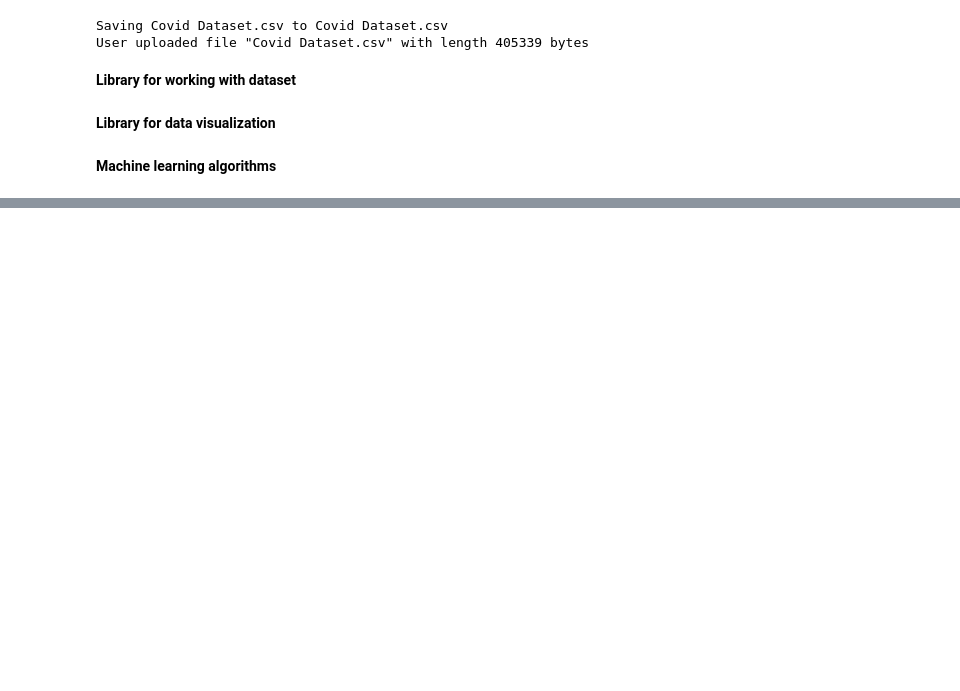
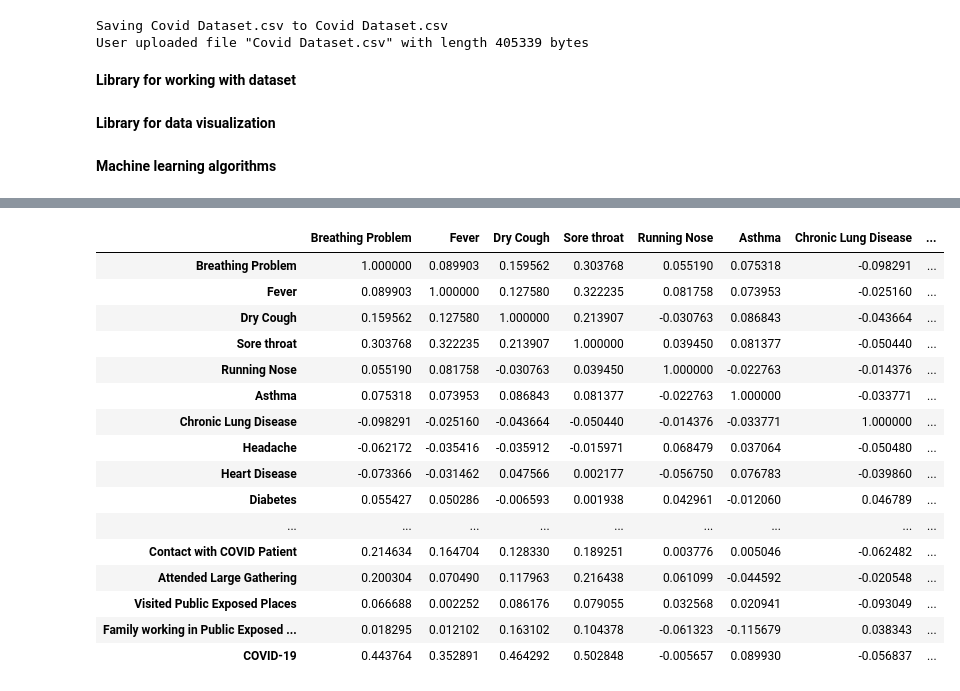
Before and after one commit to ratan54/Animated-and-Story-Telling-plot-For-COVID-19-Data-set-Using-Python, a Jupyter notebook: Big_Data_Individual_Project.ipynb, the cells around one changed output, grey strips where cells are left out. Cells and saved outputs as stored; diff of their text form; code cells hidden in the pictures; blank space fills up the shorter version.

```diff
--- a/Big_Data_Individual_Project.ipynb
+++ b/Big_Data_Individual_Project.ipynb
@@ -41,0 +44,2 @@ from sklearn import tree
+# %%
+Covid19= pd.read_csv (r'/content/Covid Dataset.csv')
@@ -41,0 +117,3 @@ from sklearn import tree
+# %%
+Covid19=Covid19.drop('Wearing Masks',axis=1)
+Covid19=Covid19.drop('Sanitization from Market',axis=1)
@@ -41,0 +136,46 @@ from sklearn import tree
+# %%
+from sklearn.preprocessing import LabelEncoder
+e=LabelEncoder()
+# %%
+Covid19['Breathing Problem']=e.fit_transform(Covid19['Breathing Problem'])
+Covid19['Fever']=e.fit_transform(Covid19['Fever'])
+Covid19['Dry Cough']=e.fit_transform(Covid19['Dry Cough'])
+Covid19['Sore throat']=e.fit_transform(Covid19['Sore throat'])
+Covid19['Running Nose']=e.fit_transform(Covid19['Running Nose'])
+Covid19['Asthma']=e.fit_transform(Covid19['Asthma'])
+Covid19['Chronic Lung Disease']=e.fit_transform(Covid19['Chronic Lung Disease'])
+Covid19['Headache']=e.fit_transform(Covid19['Headache'])
+Covid19['Heart Disease']=e.fit_transform(Covid19['Heart Disease'])
+Covid19['Diabetes']=e.fit_transform(Covid19['Diabetes'])
+Covid19['Hyper Tension']=e.fit_transform(Covid19['Hyper Tension'])
+Covid19['Abroad travel']=e.fit_transform(Covid19['Abroad travel'])
+Covid19['Contact with COVID Patient']=e.fit_transform(Covid19['Contact with COVID Patient'])
+Covid19['Attended Large Gathering']=e.fit_transform(Covid19['Attended Large Gathering'])
+Covid19['Visited Public Exposed Places']=e.fit_transform(Covid19['Visited Public Exposed Places'])
+Covid19['Family working in Public Exposed Places']=e.fit_transform(Covid19['Family working in Public Exposed Places'])
+Covid19['COVID-19']=e.fit_transform(Covid19['COVID-19'])
+Covid19['Dry Cough']=e.fit_transform(Covid19['Dry Cough'])
+Covid19['Sore throat']=e.fit_transform(Covid19['Sore throat'])
+Covid19['Gastrointestinal ']=e.fit_transform(Covid19['Gastrointestinal '])
+Covid19['Fatigue ']=e.fit_transform(Covid19['Fatigue '])
+# %%
+corr=Covid19.corr()
+corr.style.background_gradient(cmap='coolwarm',axis=None)
+# %% [output]
+|  | Breathing Problem | Fever | Dry Cough | Sore throat | Running Nose | Asthma | Chronic Lung Disease | ... |
+| Breathing Problem | 1.000000 | 0.089903 | 0.159562 | 0.303768 | 0.055190 | 0.075318 | -0.098291 | ... |
+| Fever | 0.089903 | 1.000000 | 0.127580 | 0.322235 | 0.081758 | 0.073953 | -0.025160 | ... |
+| Dry Cough | 0.159562 | 0.127580 | 1.000000 | 0.213907 | -0.030763 | 0.086843 | -0.043664 | ... |
+| Sore throat | 0.303768 | 0.322235 | 0.213907 | 1.000000 | 0.039450 | 0.081377 | -0.050440 | ... |
+| Running Nose | 0.055190 | 0.081758 | -0.030763 | 0.039450 | 1.000000 | -0.022763 | -0.014376 | ... |
+| Asthma | 0.075318 | 0.073953 | 0.086843 | 0.081377 | -0.022763 | 1.000000 | -0.033771 | ... |
+| Chronic Lung Disease | -0.098291 | -0.025160 | -0.043664 | -0.050440 | -0.014376 | -0.033771 | 1.000000 | ... |
+| Headache | -0.062172 | -0.035416 | -0.035912 | -0.015971 | 0.068479 | 0.037064 | -0.050480 | ... |
+| Heart Disease | -0.073366 | -0.031462 | 0.047566 | 0.002177 | -0.056750 | 0.076783 | -0.039860 | ... |
+| Diabetes | 0.055427 | 0.050286 | -0.006593 | 0.001938 | 0.042961 | -0.012060 | 0.046789 | ... |
+| ... | ... | ... | ... | ... | ... | ... | ... | ... |
+| Contact with COVID Patient | 0.214634 | 0.164704 | 0.128330 | 0.189251 | 0.003776 | 0.005046 | -0.062482 | ... |
+| Attended Large Gathering | 0.200304 | 0.070490 | 0.117963 | 0.216438 | 0.061099 | -0.044592 | -0.020548 | ... |
+| Visited Public Exposed Places | 0.066688 | 0.002252 | 0.086176 | 0.079055 | 0.032568 | 0.020941 | -0.093049 | ... |
+| Family working in Public Exposed ... | 0.018295 | 0.012102 | 0.163102 | 0.104378 | -0.061323 | -0.115679 | 0.038343 | ... |
+| COVID-19 | 0.443764 | 0.352891 | 0.464292 | 0.502848 | -0.005657 | 0.089930 | -0.056837 | ... |
```
Also changed, not shown: parts of 12 cells of this notebook.
